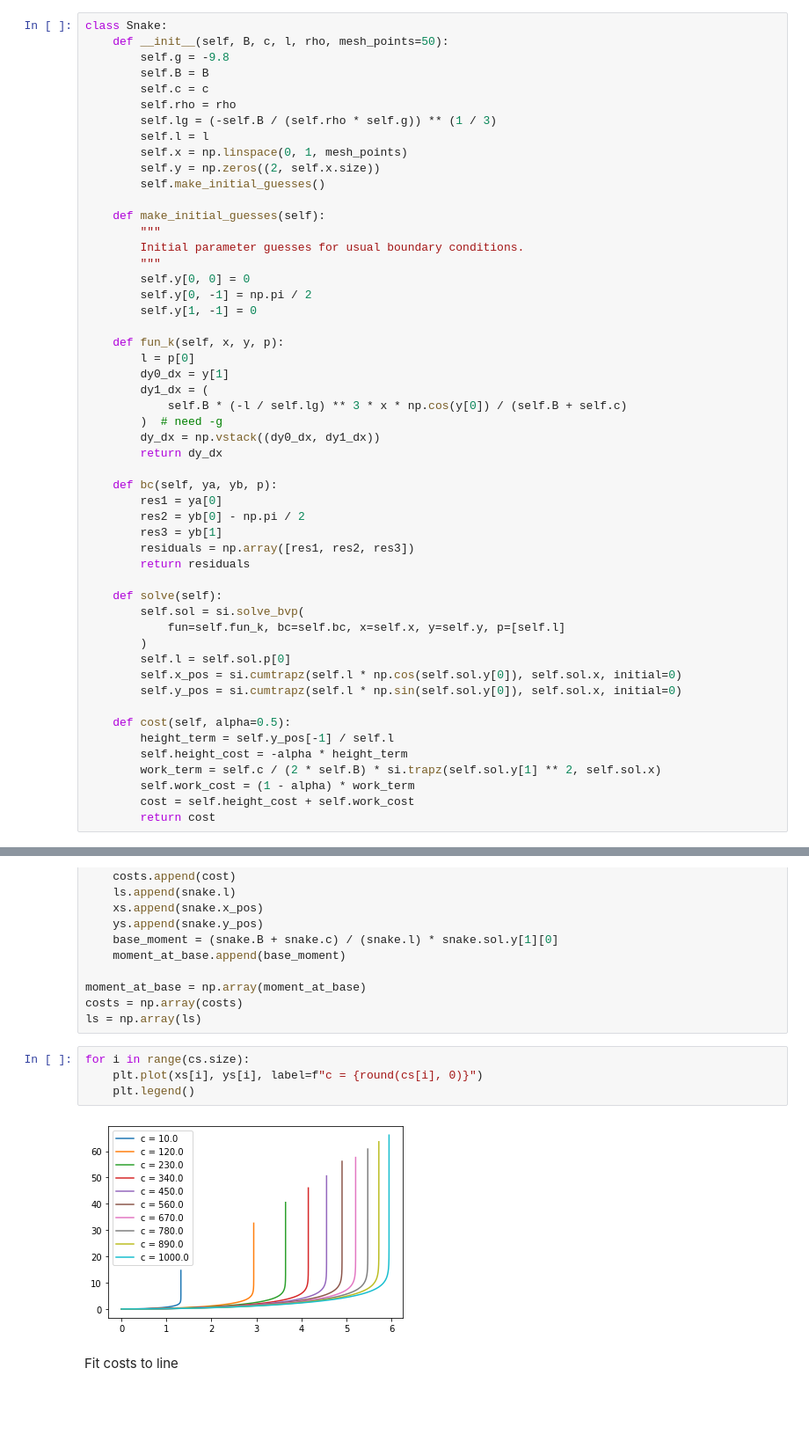
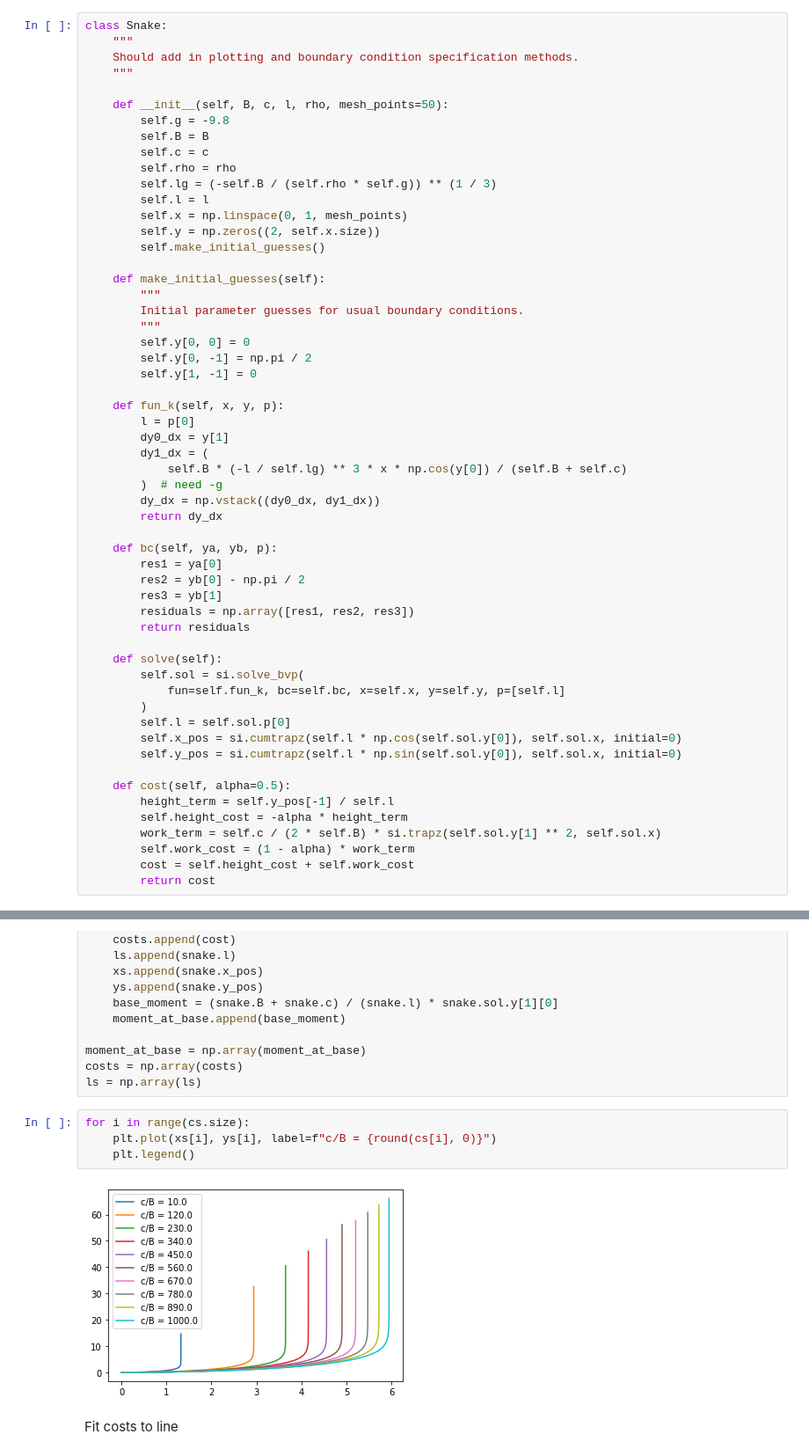
Before and after one commit to davenpi/stability, a Jupyter notebook: curvature_parametrized_torque.ipynb, the cells around one changed output, grey strips where cells are left out. Shown at 88% size. Cells and saved outputs as stored; diff of their text form; blank space fills up the shorter version.

```diff
--- a/curvature_parametrized_torque.ipynb
+++ b/curvature_parametrized_torque.ipynb
@@ -7,6 +7,10 @@ from scipy.stats import linregress
 from solve_bvp import StabilityEvalEnv
 # %%
 class Snake:
+    """
+    Should add in plotting and boundary condition specification methods.
+    """
+
     def __init__(self, B, c, l, rho, mesh_points=50):
         self.g = -9.8
         self.B = B
@@ -86,10 +90,10 @@ costs = np.array(costs)
 ls = np.array(ls)
 # %%
 for i in range(cs.size):
-    plt.plot(xs[i], ys[i], label=f"c = {round(cs[i], 0)}")
+    plt.plot(xs[i], ys[i], label=f"c/B = {round(cs[i], 0)}")
     plt.legend()
 # %% [output]
-[figure, old version]
+[figure, new version]
 # %% [markdown]
 Fit costs to line
 # %%
```
Also changed, not shown: parts of 7 cells of this notebook.
